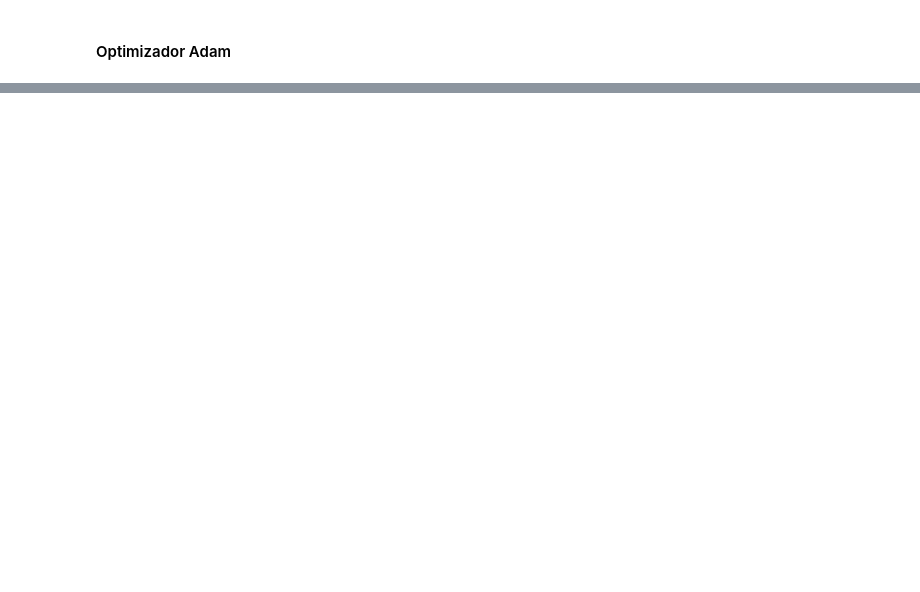
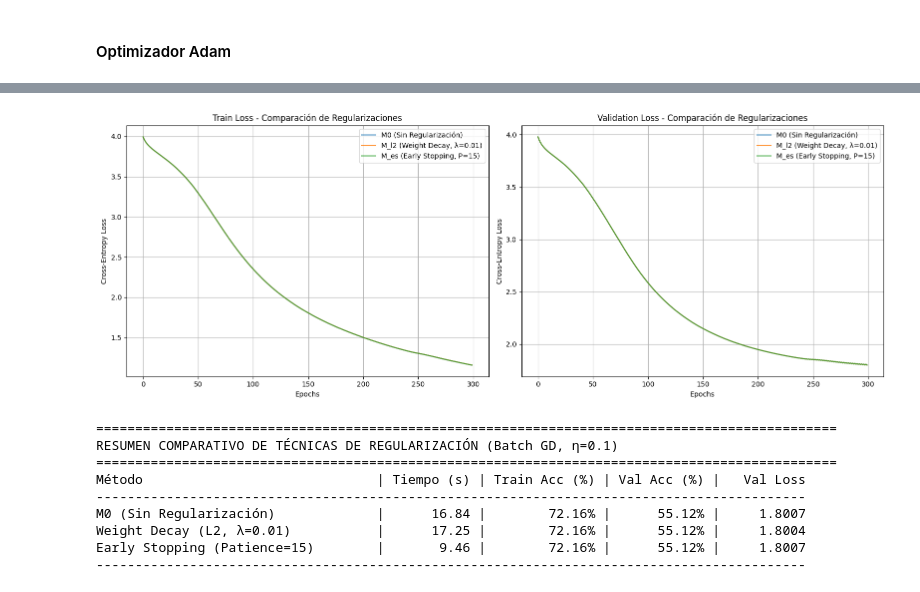
Before and after one commit to Santicar575/TP3_ML_Redes_Neuronales, a Jupyter notebook: notebooks/Entrega_TP3.ipynb, the cells around one changed output, grey strips where cells are left out. Cells and saved outputs as stored; diff of their text form; code cells hidden in the pictures; blank space fills up the shorter version.

Commit message:
termino con regularizacion

```diff
--- a/notebooks/Entrega_TP3.ipynb
+++ b/notebooks/Entrega_TP3.ipynb
@@ -670,0 +1000,66 @@ Esto demuestra que el ruido estocástico inherente a la estimación del gradient
+# %%
+fig, axes = plt.subplots(1, 2, figsize=(16, 6))
+
+# --- Train Loss ---
+axes[0].plot(train_loss_M0, label='M0 (Sin Regularización)', alpha=0.8)
+axes[0].plot(train_loss_l2, label='M_l2 (Weight Decay, λ=0.01)', alpha=0.8)
+axes[0].plot(train_loss_es, label='M_es (Early Stopping, P=15)', alpha=0.8)
+axes[0].set_title('Train Loss - Comparación de Regularizaciones')
+axes[0].set_xlabel('Epochs')
+axes[0].set_ylabel('Cross-Entropy Loss')
+axes[0].legend()
+axes[0].grid(True)
+
+# --- Validation Loss ---
+axes[1].plot(val_loss_M0, label='M0 (Sin Regularización)', alpha=0.8)
+axes[1].plot(val_loss_l2, label='M_l2 (Weight Decay, λ=0.01)', alpha=0.8)
+axes[1].plot(val_loss_es, label='M_es (Early Stopping, P=15)', alpha=0.8)
+axes[1].set_title('Validation Loss - Comparación de Regularizaciones')
+axes[1].set_xlabel('Epochs')
+axes[1].set_ylabel('Cross-Entropy Loss')
+axes[1].legend()
+axes[1].grid(True)
+
+plt.tight_layout()
+plt.show()
+
+# Calcular métricas globales para la tabla
+y_pred_M0_train = predict_classes(M0, X_train_full)
+y_pred_M0_val = predict_classes(M0, X_val_full)
+acc_M0_train = np.mean(y_pred_M0_train == y_train) * 100
+acc_M0_val = np.mean(y_pred_M0_val == y_val) * 100
+
+y_pred_l2_train = predict_classes(M_l2, X_train_full)
+y_pred_l2_val = predict_classes(M_l2, X_val_full)
+acc_l2_train = np.mean(y_pred_l2_train == y_train) * 100
+acc_l2_val = np.mean(y_pred_l2_val == y_val) * 100
+
+y_pred_es_train = predict_classes(M_es, X_train_full)
+y_pred_es_val = predict_classes(M_es, X_val_full)
+acc_es_train = np.mean(y_pred_es_train == y_train) * 100
+acc_es_val = np.mean(y_pred_es_val == y_val) * 100
+
+print("\n" + "="*95)
+print("RESUMEN COMPARATIVO DE TÉCNICAS DE REGULARIZACIÓN (Batch GD, η=0.1)")
+print("="*95)
+
+header = f"{'Método':<35} | {'Tiempo (s)':>10} | {'Train Acc (%)':>13} | {'Val Acc (%)':>11} | {'Val Loss':>10}"
+sep = "-" * len(header)
+print(header)
+print(sep)
+
+print(f"{'M0 (Sin Regularización)':<35} | {training_time_M0:>10.2f} | {acc_M0_train:>12.2f}% | {acc_M0_val:>10.2f}% | {val_loss_M0[-1]:>10.4f}")
+print(f"{'Weight Decay (L2, λ=0.01)':<35} | {time_l2:>10.2f} | {acc_l2_train:>12.2f}% | {acc_l2_val:>10.2f}% | {val_loss_l2[-1]:>10.4f}")
+print(f"{'Early Stopping (Patience=15)':<35} | {time_es:>10.2f} | {acc_es_train:>12.2f}% | {acc_es_val:>10.2f}% | {val_loss_es[-1]:>10.4f}")
+print(sep)
+# %% [output]
+[figure, added]
+===============================================================================================
+RESUMEN COMPARATIVO DE TÉCNICAS DE REGULARIZACIÓN (Batch GD, η=0.1)
+===============================================================================================
+Método                              | Tiempo (s) | Train Acc (%) | Val Acc (%) |   Val Loss
+-------------------------------------------------------------------------------------------
+M0 (Sin Regularización)             |      16.84 |        72.16% |      55.12% |     1.8007
+Weight Decay (L2, λ=0.01)           |      17.25 |        72.16% |      55.12% |     1.8004
+Early Stopping (Patience=15)        |       9.46 |        72.16% |      55.12% |     1.8007
+-------------------------------------------------------------------------------------------
```
Also changed, not shown: parts of 19 cells of this notebook, 1 other file.
